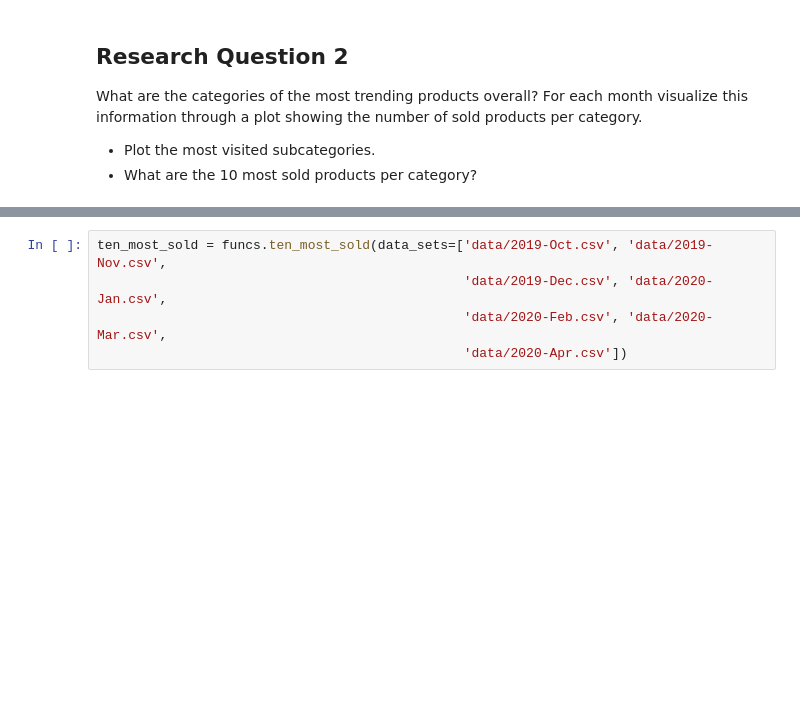
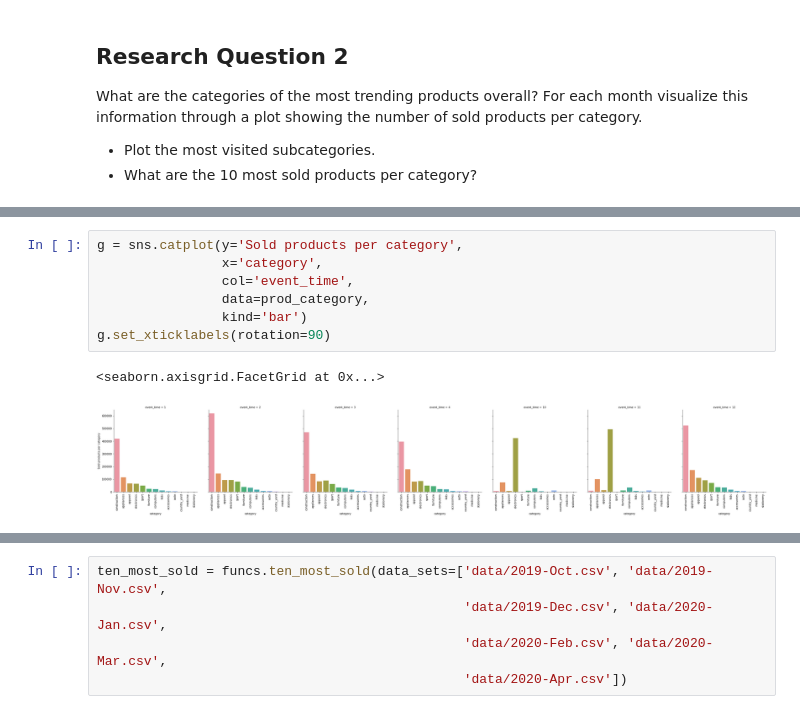
Before and after one commit to ADM-Homework-2/Homework_2, a Jupyter notebook: Main.ipynb, the cells around one changed output, grey strips where cells are left out. Drawn from its saved outputs; the diff is of its cells as text; blank space fills up the shorter version.

```diff
--- a/Main.ipynb
+++ b/Main.ipynb
@@ -207,3 +226,13 @@ data/2020-Feb.csv
+# %%
+g = sns.catplot(y='Sold products per category',
+                x='category',
+                col='event_time',
+                data=prod_category,
+                kind='bar')
+g.set_xticklabels(rotation=90)
+# %% [output]
+<seaborn.axisgrid.FacetGrid at 0x...>
+[figure, added]
 # %%
 subcategories_visits = funcs.plot_visited_product_subcategory(data_sets=['data/2019-Oct.csv', 'data/2019-Nov.csv',
                                                                          'data/2019-Dec.csv', 'data/2020-Jan.csv',
```
Also changed, not shown: parts of 16 cells of this notebook, 1 other file.
